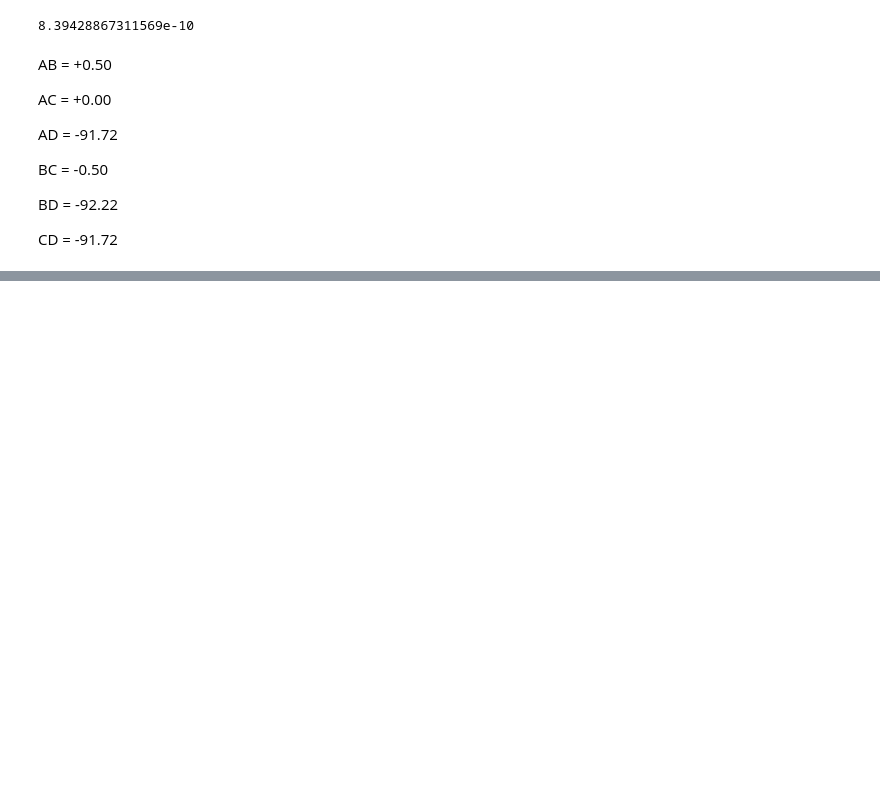
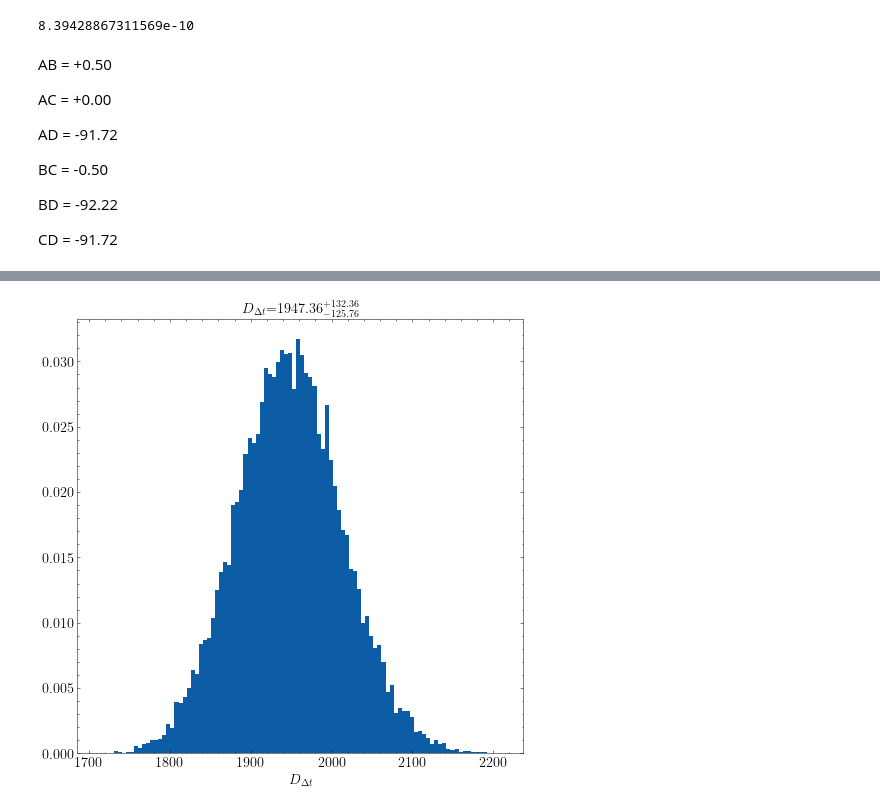
Before and after one commit to AlexandreAdam/rxj1131, a Jupyter notebook: notebooks/quad_optim.ipynb, the cells around one changed output, grey strips where cells are left out. Saved outputs shown, nothing was run; the diff lists cells and outputs as text; code cells hidden in the pictures; blank space fills up the shorter version.

```diff
--- a/notebooks/quad_optim.ipynb
+++ b/notebooks/quad_optim.ipynb
@@ -137,9 +153,10 @@ x0l = 0.1
 y0l = 0.1
 e = 0.1
 phi = 0.3
-x_c = 0.5
+x_c = 0.1
 r_ein = 1.6
-params =  [x0l, y0l, e, phi, x_c, r_ein]
-tolerance = 0.025 # half the pixel scale
+# params =  [x0l, y0l, e, phi, x_c, r_ein]
+params = [x0l, y0l, e, phi, r_ein]
+tolerance = 0.005
 likelihood(params, x_image, y_image, tolerance)
 # %% [output]
@@ -451,0 +545,18 @@ def log_prob(x):
+# %%
+Ddt = res_joint.samples[:, 0]/0.6
+weights = np.exp(res_joint['logwt'] - res_joint['logz'][-1])
+
+low, ql, med, qh, high = weighted_quantile(Ddt, [0.0001, 0.025, 0.5, 0.975, 0.9999], weights)
+error_plus = qh - med
+error_minus = med - ql
+good = (Ddt > low) & (Ddt < high)
+Ddt = Ddt[good]
+weights = weights[good]
+
+plt.figure(figsize=(8, 8))
+plt.hist(Ddt, bins=100, weights=weights);
+plt.title(r"$D_{\Delta t}$=%.2f$^{+%.2f}_{-%.2f}$" % (med, error_plus, error_minus))
+plt.xlabel(r"$D_{\Delta t}$");
+plt.savefig("../latex/beamer_lens/figures/marginalized_posterior_Ddt.png")
+# %% [output]
+[figure, added]
```
Also changed, not shown: parts of 27 cells of this notebook, 27 other files.
